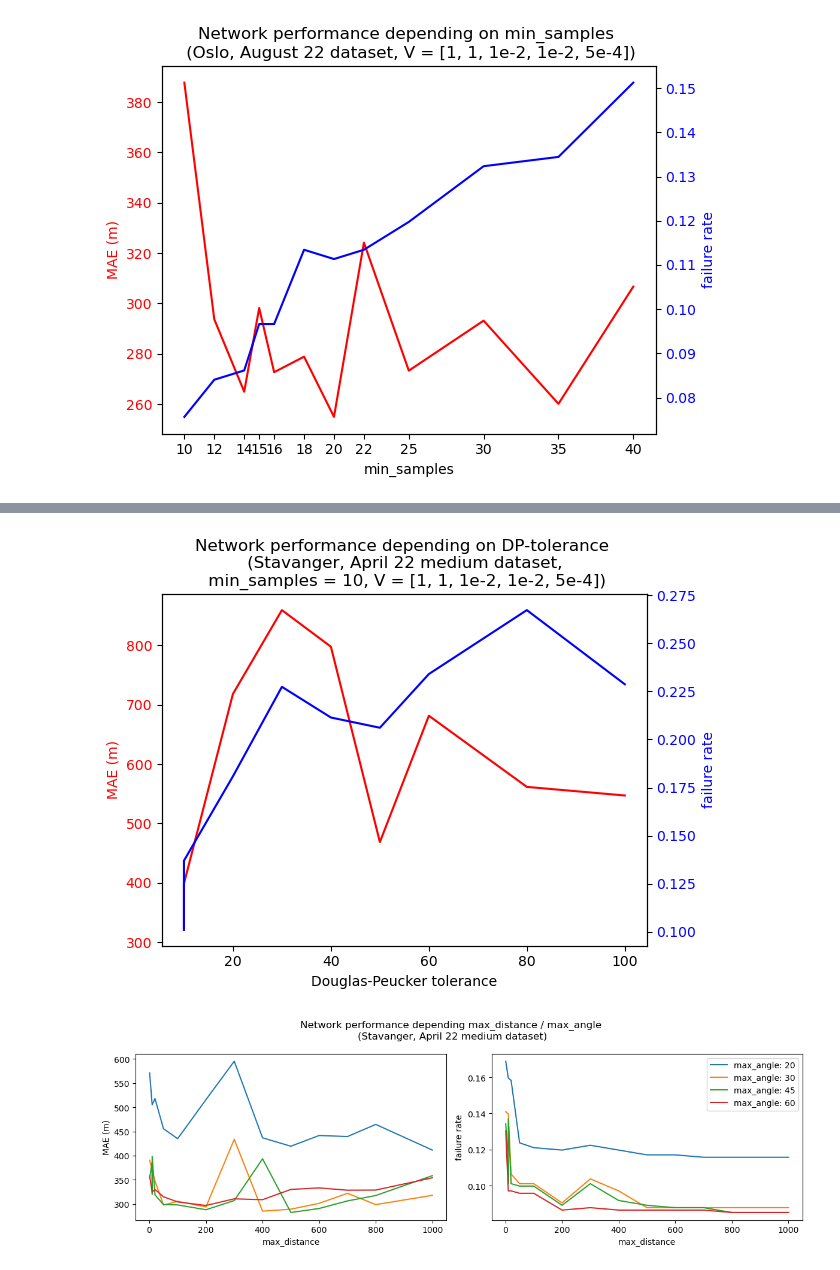
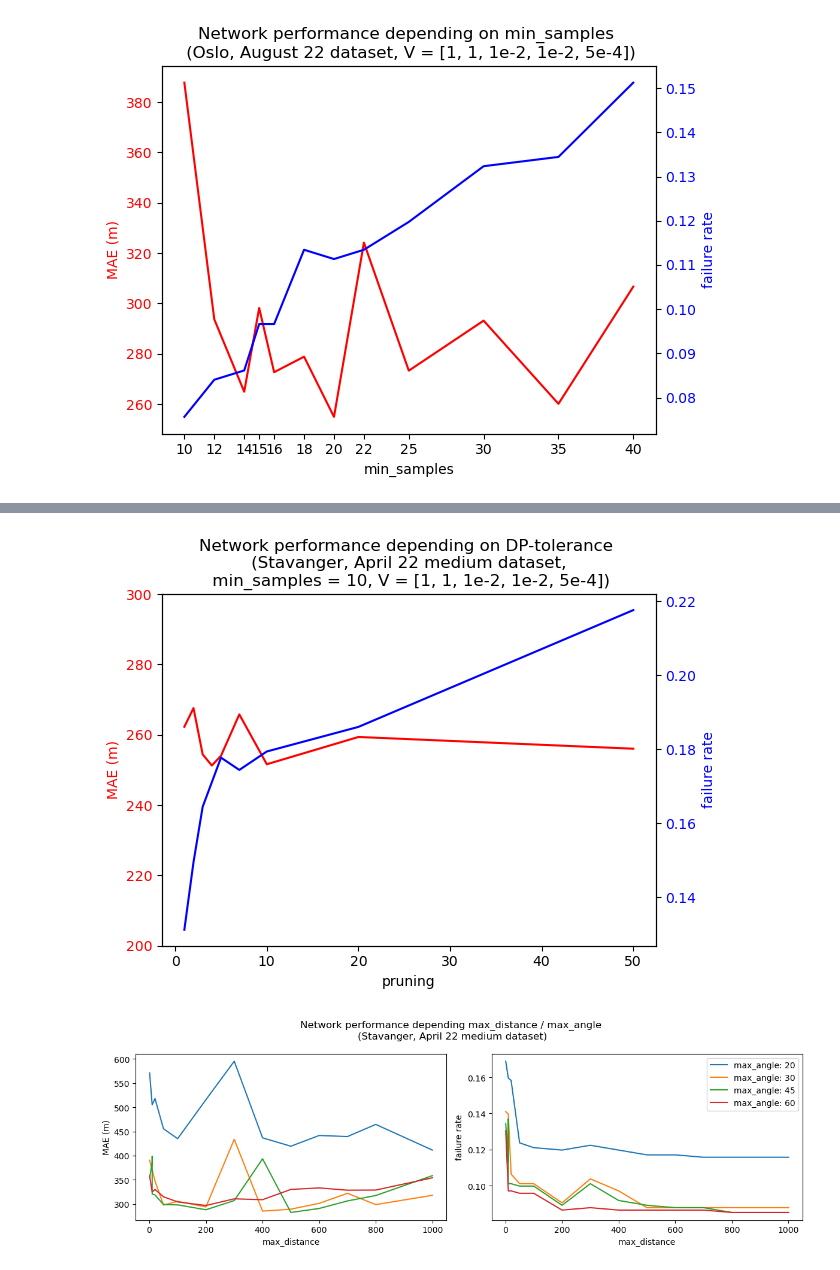
Before and after one commit to vhffm/maritime_route_prediction, a Jupyter notebook: notebooks/11_parameters_analysis.ipynb, the cells around one changed output, grey strips where cells are left out. Saved outputs shown, nothing was run; the diff lists cells and outputs as text; code cells hidden in the pictures.

```diff
--- a/notebooks/11_parameters_analysis.ipynb
+++ b/notebooks/11_parameters_analysis.ipynb
@@ -206,8 +207,9 @@ axes[1].set_xscale('log')  # Corrected the x-scale
 axes[1].set_ylabel('failure rate')
 axes[1].tick_params(axis='y')
 
-for val in [1e-2, 1e-3, 5e-4, 1e-4, 1e-5]:
-    filter = (eval_df['n_points'] == 5422129) & (eval_df['V 5'] == val) & (eval_df['min_samples'] == 15) & (eval_df['test_data/n_trajectories'] == 752) & (eval_df['max_distance']==10)
+for val in [100, 10, 1, 1e-1, 1e-2, 1e-3, 5e-4, 1e-4, 1e-5]:
+    filter = ((eval_df['n_points'] == 1794132) & (eval_df['V 5'] == val) & (eval_df['min_samples'] == 13)
+              & (eval_df['DP_tol']==10) & (eval_df['algorithm']=='V7.0(SSPD)') & (eval_df['pruning']==1))
     x = eval_df[filter]['V 3,4']
     y1 = eval_df[filter]['Mean']
     y2 = 1-eval_df[filter]['success']
@@ -215,11 +217,11 @@ for val in [1e-2, 1e-3, 5e-4, 1e-4, 1e-5]:
     axes[1].plot(x, y2)
 
 # add legend
-legend_labels = [f'V5: {val}' for val in ['1e-2', '1e-3', '5e-4', '1e-4', '1e-5']]
+legend_labels = [f'V5: {val}' for val in ['100', '10', '1', '1e-1', '1e-2', '1e-3', '5e-4', '1e-4', '1e-5']]
 plt.legend(legend_labels)
 
 # Add title
-fig.suptitle('Network performance depending on metric matrix V[3,4]\n(Stavanger, April 22 dataset, min_samples=15)')
+fig.suptitle('Network performance depending on metric matrix V[3,4]\n(Stavanger, April 22 medium dataset, min_samples=13)')
 
 fig.tight_layout()  # Adjust layout
 plt.savefig('V34.png')
@@ -367,30 +304,31 @@ fig.show()
 # %%
 # DEPENDENCE on DP_tol
-eval_df.sort_values(by='DP_tol', inplace=True)
+eval_df.sort_values(by='pruning', inplace=True)
 fig, ax1 = plt.subplots()
 
-ax1.set_xlabel('Douglas-Peucker tolerance')
+ax1.set_xlabel('pruning')
 ax1.set_ylabel('MAE (m)', color='red')
+ax1.set_ylim([200, 300])
 ax1.tick_params(axis='y', labelcolor='red')
 
 ax2 = ax1.twinx()
 ax2.set_ylabel('failure rate', color='blue')
 ax2.tick_params(axis='y', labelcolor='blue')
 
-for val in [10]:
-    filter = ((eval_df['n_points']==1794132) & (eval_df['V 5']==5e-4) & (eval_df['V 3,4']==1e-2) & (eval_df['test_data/n_trajectories']==752) &
-              (eval_df['min_samples']==val) & (eval_df['max_angle']==45) & (eval_df['max_distance']==10))
-    x = eval_df[filter]['DP_tol']
+for val in [13]:
+    filter = ((eval_df['n_points']==1794132) & (eval_df['V 5']==5e-4) & (eval_df['V 3,4']==1e-2) &
+              (eval_df['min_samples']==val) & (eval_df['DP_tol']==10)) & (eval_df['algorithm']=='V7.0(SSPD)')
+    x = eval_df[filter]['pruning']
     y1 = eval_df[filter]['Mean']
     y2 = 1-eval_df[filter]['success']
     ax1.plot(x, y1, color='red')
     ax2.plot(x, y2, color='blue')
 
 plt.title('Network performance depending on DP-tolerance \n (Stavanger, April 22 medium dataset, \n min_samples = 10, V = [1, 1, 1e-2, 1e-2, 5e-4])')
 fig.tight_layout()  # otherwise the right y-label is slightly clipped
 fig.show()
 # %% [output]
-[figure, old version]
+[figure, new version]
 # %%
 # DEPENDENCE on max_distance and max_angle
 eval_df.sort_values(by='max_distance', inplace=True)
```
Also changed, not shown: parts of 10 cells of this notebook, 15 other files.
